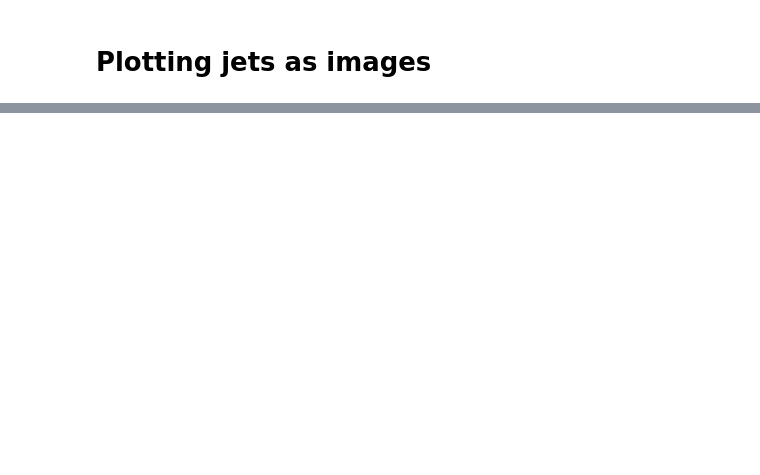
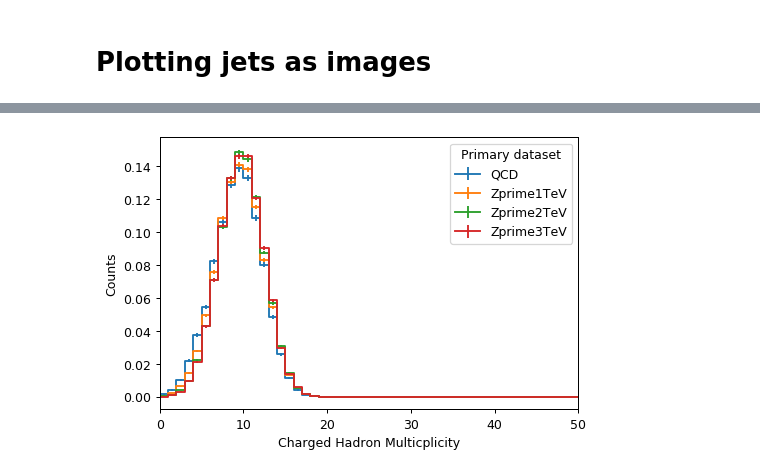
Before and after one commit to mdmorris/XAICoffea, a Jupyter notebook: ShowJets.ipynb, the cells around one changed output, grey strips where cells are left out. Saved outputs shown, nothing was run; the diff lists cells and outputs as text; code cells hidden in the pictures; blank space fills up the shorter version.

```diff
--- a/ShowJets.ipynb
+++ b/ShowJets.ipynb
@@ -482,7 +395,7 @@ output = processor.run_uproot_job(fileset,
                                   processor_instance=JetImageProcessor(),
                                   executor=processor.futures_executor,
                                   executor_args={'workers':4, 'flatten': True},
-                                  chunksize=5000)
+                                  chunksize=6000, maxchunks=10)
 elapsed = time.time() - tstart
 # print(output)
 # %% [output]
@@ -576,10 +506,12 @@ fig.savefig("chPt_plot.png")
 # %%
-fig, ax = hist.plotgrid(output['hmult'].integrate("hadron","Charged Hadrons"), overlay="dataset", stack=False, density=True
+fig, ax = hist.plotgrid(output['h_hadmult'].integrate("hadron","Charged Hadrons"), overlay="dataset", stack=False, density=True
                                  )
 for iax in ax.flatten():
     iax.autoscale(axis='y')
     iax.set_xlabel("Charged Hadron Multicplicity")
 
 fig.show()
 fig.savefig("chMult_plot.png")
+# %% [output]
+[figure, added]
 # %%
```
Also changed, not shown: parts of 23 cells of this notebook.
